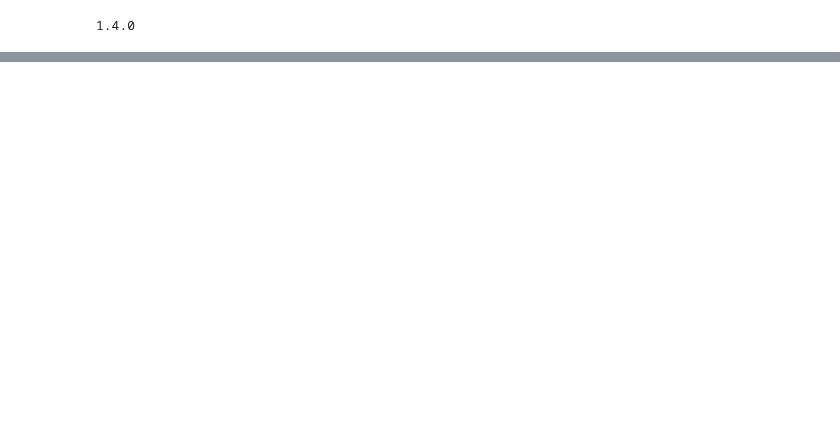
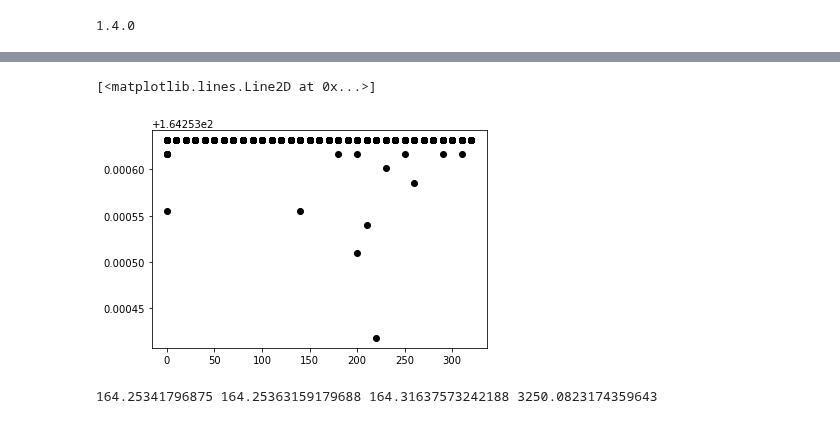
Before and after one commit to germanmandrini/n_policy, a Jupyter notebook: Codes/3c_cnn_sep3.ipynb, the cells around one changed output, grey strips where cells are left out. Drawn from its saved outputs; the diff is of its cells as text; code cells hidden in the pictures; blank space fills up the shorter version.

```diff
--- a/Codes/3c_cnn_sep3.ipynb
+++ b/Codes/3c_cnn_sep3.ipynb
@@ -117,0 +184,24 @@ COST=train(data_set,model,criterion, optimizer, epochs=5)
+# %%
+#Make predictions with returned model
+prediction_set_aggregated_df = pyreadr.read_r("/home/germanm2/n_policy_box/Data/files_rds/prediction_set_aggregated_dt.rds")[None] # also works for RData
+
+X = Variable(torch.FloatTensor(prediction_set_aggregated_df[pred_vars].values))
+model.eval()
+y_pred = model(X) #This outputs the value for regression
+y_pred=y_pred.data[:,0].numpy()
+
+prediction_set_aggregated_df['eonr_pred'] = y_pred
+
+plt.plot(prediction_set_aggregated_df['eonr_12'], prediction_set_aggregated_df['eonr_pred'], 'o', color='black')
+# %% [output]
+[<matplotlib.lines.Line2D at 0x...>]
+[figure, added]
+# %%
+from sklearn.metrics import mean_squared_error
+
+print(prediction_set_aggregated_df['eonr_pred'].min(),
+prediction_set_aggregated_df['eonr_pred'].max(),
+prediction_set_aggregated_df['eonr_pred'].mean(),
+mean_squared_error(prediction_set_aggregated_df['eonr_12'], prediction_set_aggregated_df['eonr_pred']))
+# %% [output]
+164.25341796875 164.25363159179688 164.31637573242188 3250.0823174359643
```
Also changed, not shown: parts of 17 cells of this notebook, 4 other files.
